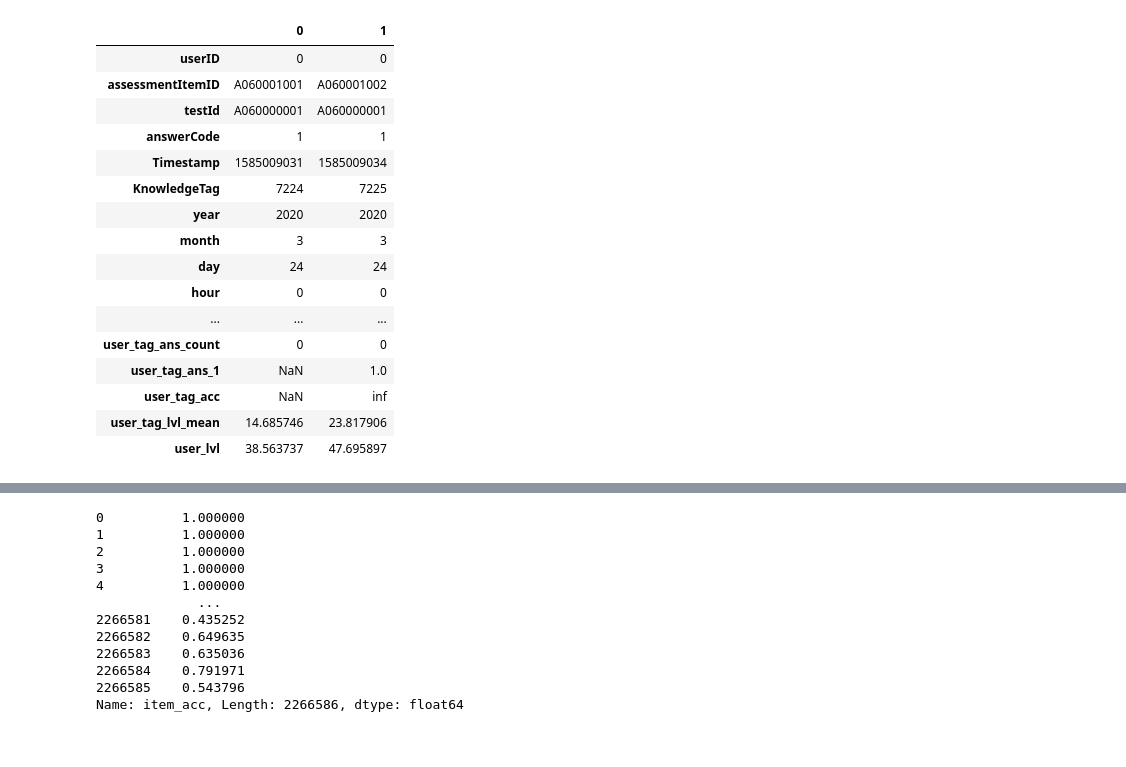
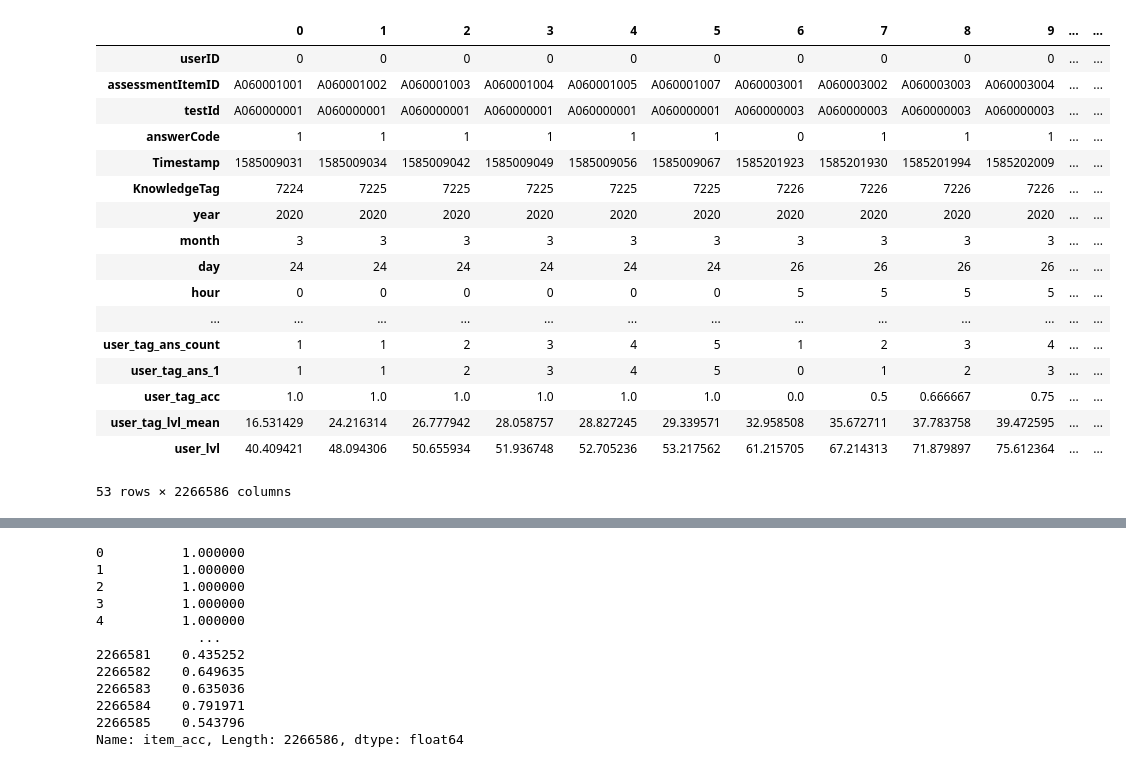
Before and after one commit to boostcampaitech5/level2_dkt-recsys-07, a Jupyter notebook: code/feature_engineering/item_fe.ipynb, the cells around one changed output, grey strips where cells are left out. Drawn from its saved outputs; the diff is of its cells as text; code cells hidden in the pictures.

```diff
--- a/code/feature_engineering/item_fe.ipynb
+++ b/code/feature_engineering/item_fe.ipynb
@@ -8,25 +8,26 @@ import matplotlib.pyplot as plt
 # %%
 data_dir = '/opt/ml/input/data/'
 csv_file_path = os.path.join(data_dir, 'train_data_user_fe.csv')
 df = pd.read_csv(csv_file_path)
-df.head(2).T
+df.T
 # %% [output]
-|  | 0 | 1 |
-| userID | 0 | 0 |
-| assessmentItemID | A060001001 | A060001002 |
-| testId | A060000001 | A060000001 |
-| answerCode | 1 | 1 |
-| Timestamp | 1585009031 | 1585009034 |
-| KnowledgeTag | 7224 | 7225 |
-| year | 2020 | 2020 |
-| month | 3 | 3 |
-| day | 24 | 24 |
-| hour | 0 | 0 |
-| ... | ... | ... |
-| user_tag_ans_count | 0 | 0 |
-| user_tag_ans_1 | NaN | 1.0 |
-| user_tag_acc | NaN | inf |
-| user_tag_lvl_mean | 14.685746 | 23.817906 |
-| user_lvl | 38.563737 | 47.695897 |
+|  | 0 | 1 | 2 | 3 | 4 | 5 | 6 | 7 | 8 | 9 | ... | ... |
+| userID | 0 | 0 | 0 | 0 | 0 | 0 | 0 | 0 | 0 | 0 | ... | ... |
+| assessmentItemID | A060001001 | A060001002 | A060001003 | A060001004 | A060001005 | A060001007 | A060003001 | A060003002 | A060003003 | A060003004 | ... | ... |
+| testId | A060000001 | A060000001 | A060000001 | A060000001 | A060000001 | A060000001 | A060000003 | A060000003 | A060000003 | A060000003 | ... | ... |
+| answerCode | 1 | 1 | 1 | 1 | 1 | 1 | 0 | 1 | 1 | 1 | ... | ... |
+| Timestamp | 1585009031 | 1585009034 | 1585009042 | 1585009049 | 1585009056 | 1585009067 | 1585201923 | 1585201930 | 1585201994 | 1585202009 | ... | ... |
+| KnowledgeTag | 7224 | 7225 | 7225 | 7225 | 7225 | 7225 | 7226 | 7226 | 7226 | 7226 | ... | ... |
+| year | 2020 | 2020 | 2020 | 2020 | 2020 | 2020 | 2020 | 2020 | 2020 | 2020 | ... | ... |
+| month | 3 | 3 | 3 | 3 | 3 | 3 | 3 | 3 | 3 | 3 | ... | ... |
+| day | 24 | 24 | 24 | 24 | 24 | 24 | 26 | 26 | 26 | 26 | ... | ... |
+| hour | 0 | 0 | 0 | 0 | 0 | 0 | 5 | 5 | 5 | 5 | ... | ... |
+| ... | ... | ... | ... | ... | ... | ... | ... | ... | ... | ... | ... | ... |
+| user_tag_ans_count | 1 | 1 | 2 | 3 | 4 | 5 | 1 | 2 | 3 | 4 | ... | ... |
+| user_tag_ans_1 | 1 | 1 | 2 | 3 | 4 | 5 | 0 | 1 | 2 | 3 | ... | ... |
+| user_tag_acc | 1.0 | 1.0 | 1.0 | 1.0 | 1.0 | 1.0 | 0.0 | 0.5 | 0.666667 | 0.75 | ... | ... |
+| user_tag_lvl_mean | 16.531429 | 24.216314 | 26.777942 | 28.058757 | 28.827245 | 29.339571 | 32.958508 | 35.672711 | 37.783758 | 39.472595 | ... | ... |
+| user_lvl | 40.409421 | 48.094306 | 50.655934 | 51.936748 | 52.705236 | 53.217562 | 61.215705 | 67.214313 | 71.879897 | 75.612364 | ... | ... |
+53 rows × 2266586 columns
 # %%
 def item_fe(df):
```
Also changed, not shown: parts of 2 cells of this notebook, 6 other files.
